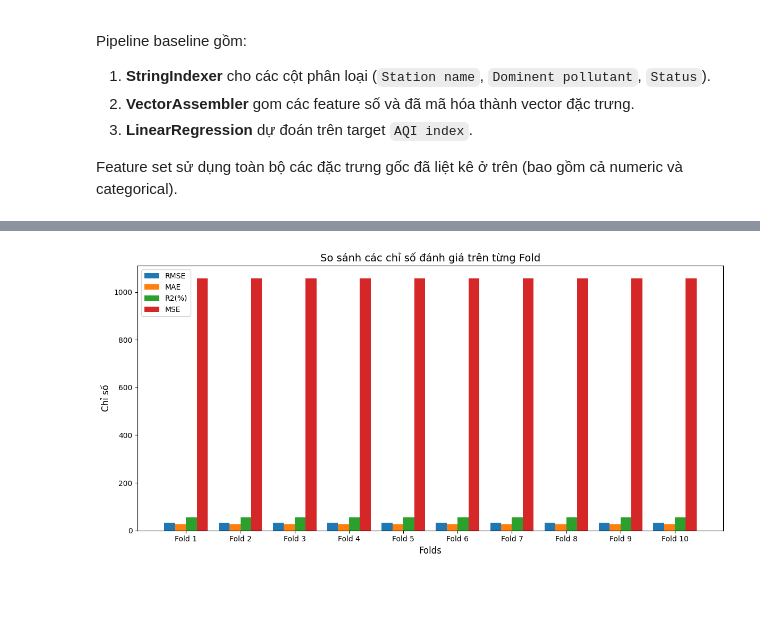
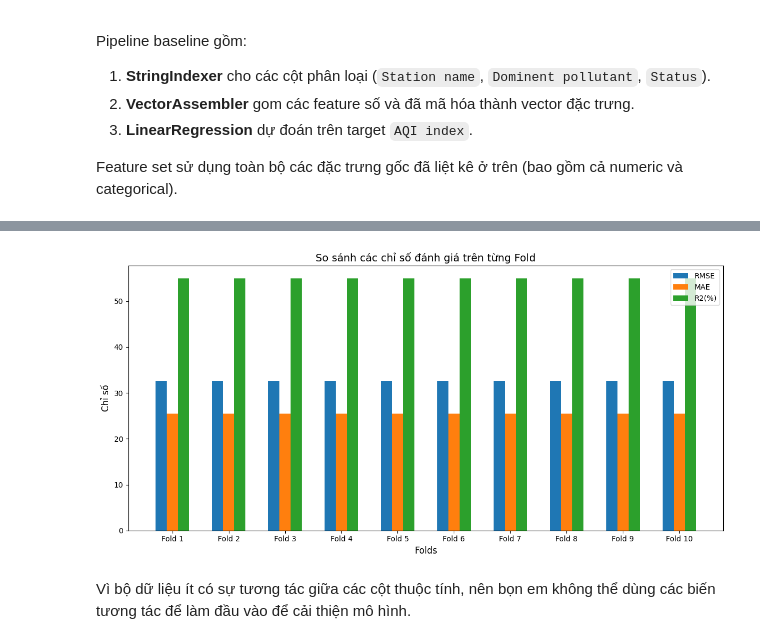
Before and after one commit to dthaiii/BTLPTDLL-2025-Nhom19, a Jupyter notebook: notebook/linear_regression.ipynb, the cells around one changed output, grey strips where cells are left out. Cells and saved outputs as stored; diff of their text form; code cells hidden in the pictures; blank space fills up the shorter version.

```diff
--- a/notebook/linear_regression.ipynb
+++ b/notebook/linear_regression.ipynb
@@ -201,26 +258,27 @@ only showing top 10 rows
 # %%
 folds = list(range(1, k + 1))
 
 metris = {
     "rmse": results["rmse"],
     "mae": results["mae"],
     "r2(%)": results["r2"],
-    "mse": results["mse"],
 }
 num_metrics = len(metris)
 bar_width = 0.2
 x = np.arange(len(folds))
 
 plt.figure(figsize=(12, 6))
 for i, (metric_name, metric_values) in enumerate(metris.items()):
     plt.bar(x + i * bar_width, [metric_values] * k, width=bar_width, label=metric_name.upper())
 plt.xlabel("Folds", fontsize=12)
 plt.ylabel("Chỉ số", fontsize=12)
 plt.title("So sánh các chỉ số đánh giá trên từng Fold", fontsize=14)
 plt.xticks(x + bar_width * (num_metrics - 1) / 2, [f'Fold {i}' for i in folds])
 plt.legend()
 plt.tight_layout()
 plt.savefig("linear_regression_aqi_metrics_comparison.png")
 plt.show()
 # %% [output]
-[figure, old version]
+[figure, new version]
+# %% [markdown]
+Vì bộ dữ liệu ít có sự tương tác giữa các cột thuộc tính, nên bọn em không thể dùng các biến tương tác để làm đầu vào để cải thiện mô hình.
```
Also changed, not shown: parts of 5 cells of this notebook, 38 other files.
